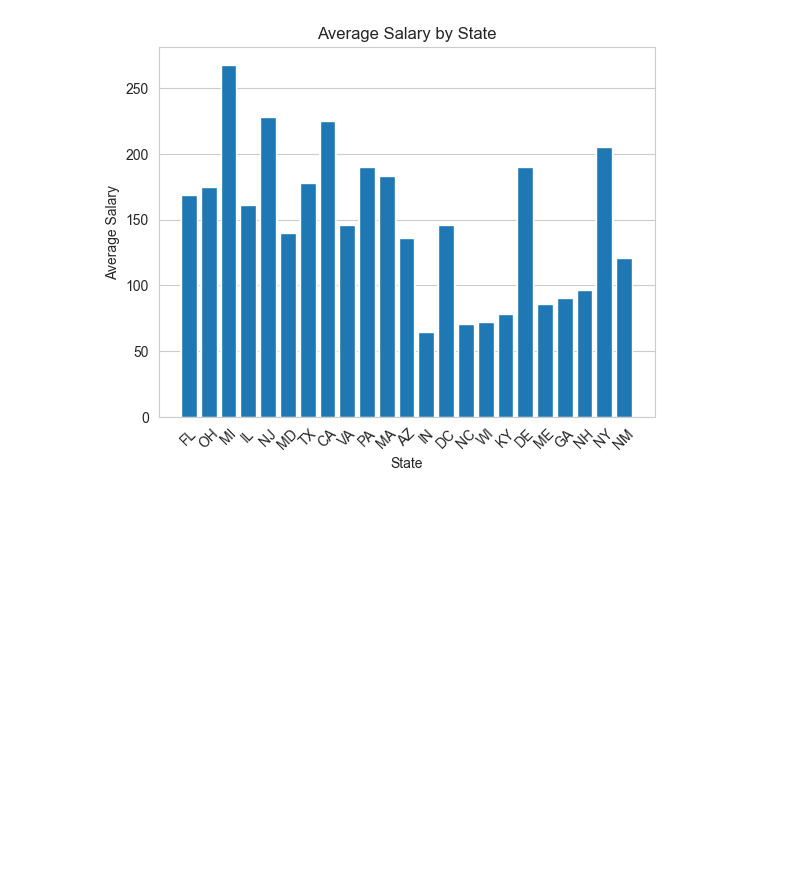
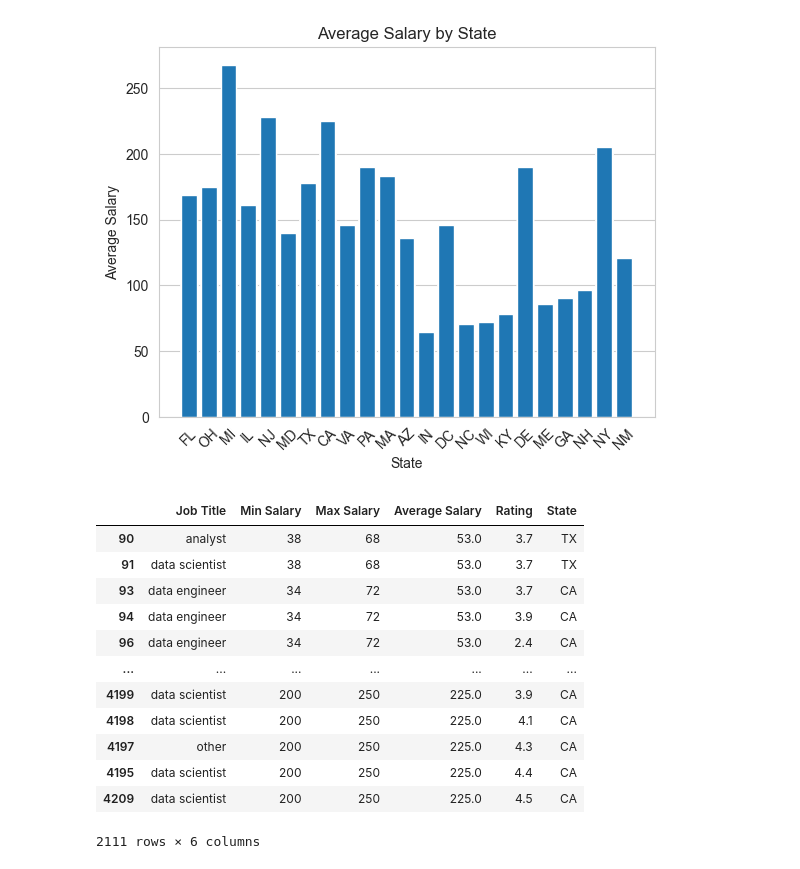
Before and after one commit to ParsaMehdipour/DataScience-Salary-Estimation, a Jupyter notebook: Plots.ipynb, the cells around one changed output. Saved outputs shown, nothing was run; the diff lists cells and outputs as text; code cells hidden in the pictures; blank space fills up the shorter version.

```diff
--- a/Plots.ipynb
+++ b/Plots.ipynb
@@ -102,3 +102,21 @@ plt.xticks(rotation=45)
 plt.show()
 # %% [output]
 [figure]
+# %%
+states = ['CA', 'NY', 'TX']
+selected_states = df.loc[df['State'].isin(states)]
+selected_states
+# %% [output]
+|  | Job Title | Min Salary | Max Salary | Average Salary | Rating | State |
+| 90 | analyst | 38 | 68 | 53.0 | 3.7 | TX |
+| 91 | data scientist | 38 | 68 | 53.0 | 3.7 | TX |
+| 93 | data engineer | 34 | 72 | 53.0 | 3.7 | CA |
+| 94 | data engineer | 34 | 72 | 53.0 | 3.9 | CA |
+| 96 | data engineer | 34 | 72 | 53.0 | 2.4 | CA |
+| ... | ... | ... | ... | ... | ... | ... |
+| 4199 | data scientist | 200 | 250 | 225.0 | 3.9 | CA |
+| 4198 | data scientist | 200 | 250 | 225.0 | 4.1 | CA |
+| 4197 | other | 200 | 250 | 225.0 | 4.3 | CA |
+| 4195 | data scientist | 200 | 250 | 225.0 | 4.4 | CA |
+| 4209 | data scientist | 200 | 250 | 225.0 | 4.5 | CA |
+2111 rows × 6 columns
```
Also changed, not shown: parts of 1 cell of this notebook, 1 other file.
